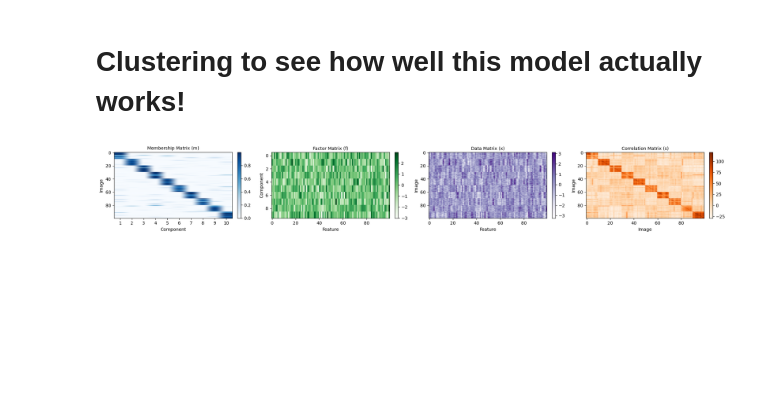
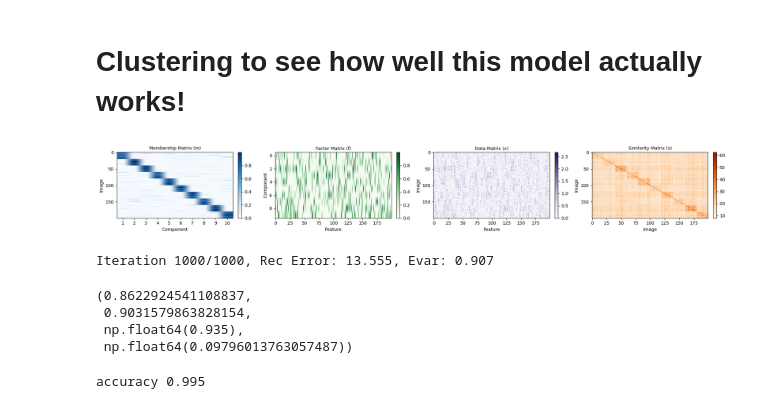
Before and after one commit to florianmahner/pysrf, a Jupyter notebook: notebooks/clustering.ipynb, the cells around one changed output. Cells and saved outputs as stored; diff of their text form; code cells hidden in the pictures; blank space fills up the shorter version.

```diff
--- a/notebooks/clustering.ipynb
+++ b/notebooks/clustering.ipynb
@@ -284,19 +284,62 @@ df = run_clustering_experiments(
 )
 df.to_csv("../results/benchmarks/simulated_clustering.csv", index=False)
 # %%
-from srf.simulation import generate_simulation_data, SimulationParams
+from utils.simulation import generate_simulation_data, SimulationParams
+from utils.plotting import plot_simulation
 
 SIMULATION_PARAMS = SimulationParams(
-    n=100,
+    n=200,
     k=10,
-    p=100,
-    snr=0.8,
+    p=200,
+    snr=0.5,
     primary_concentration=5.0,
     base_concentration=0.1,
+    sparsity=0.7,
 )
 
 X, M, F, S = generate_simulation_data(SIMULATION_PARAMS)
 
 fig = plot_simulation(X, M, F, S)
 # %% [output]
-[figure, old version]
+[figure, new version]
+# %%
+from models.admm import ADMM
+
+model = ADMM(
+    rank=10,
+    max_outer=1000,
+    max_inner=1,
+    tol=0.0,
+    verbose=True,
+    init="random_sqrt",
+)
+
+w = model.fit_transform(S)
+# %% [output]
+Iteration 1000/1000, Rec Error: 13.555, Evar: 0.907
+# %%
+from utils.helpers import compute_metrics
+
+
+true_labels = M.argmax(axis=1)
+predicted_labels = w.argmax(axis=1)
+
+metrics = compute_metrics(true_labels, predicted_labels)
+
+metrics
+# %% [output]
+(0.8622924541108837,
+ 0.9031579863828154,
+ np.float64(0.935),
+ np.float64(0.09796013763057487))
+# %%
+import numpy as np
+from utils.helpers import map_labels_with_hungarian
+
+predicted_clusters = np.argmax(w, 1)
+true_labels = np.argmax(M, axis=1)
+matches = map_labels_with_hungarian(true_labels, predicted_clusters)
+
+print("accuracy", np.sum(matches == true_labels) / len(true_labels))
+# %% [output]
+accuracy 0.995
```
Also changed, not shown: parts of 4 cells of this notebook, 46 other files.
